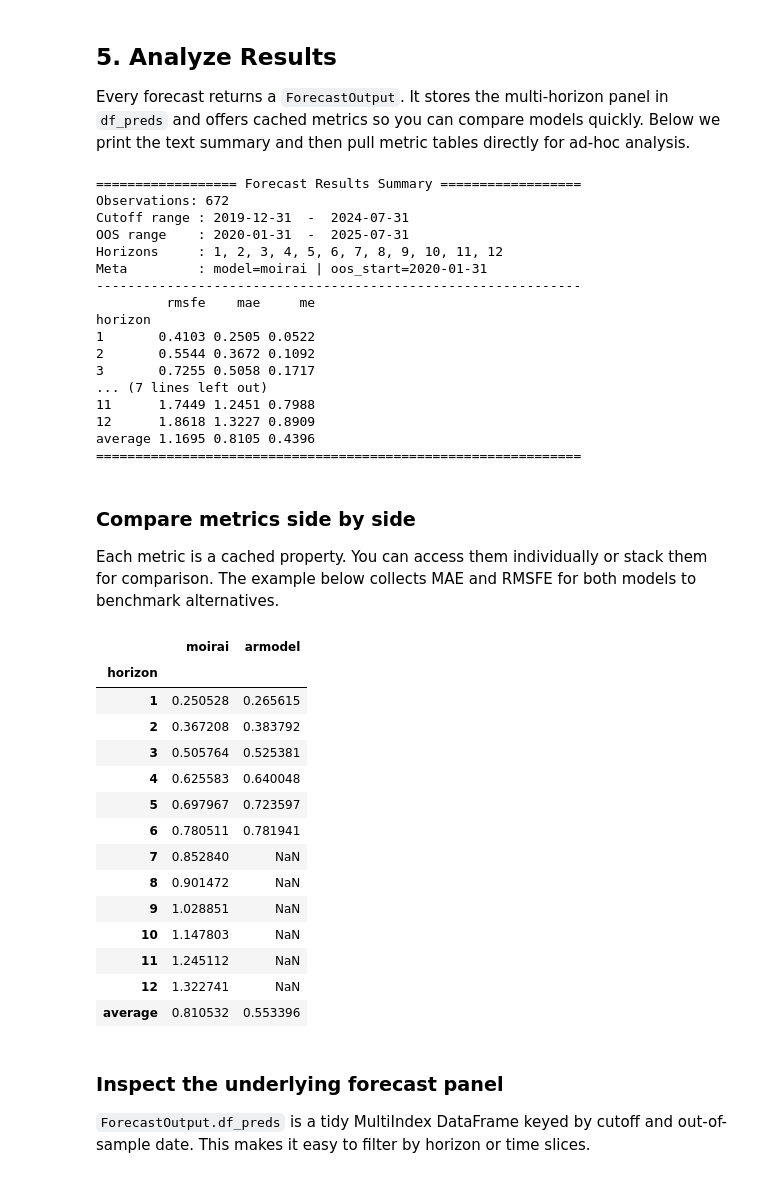
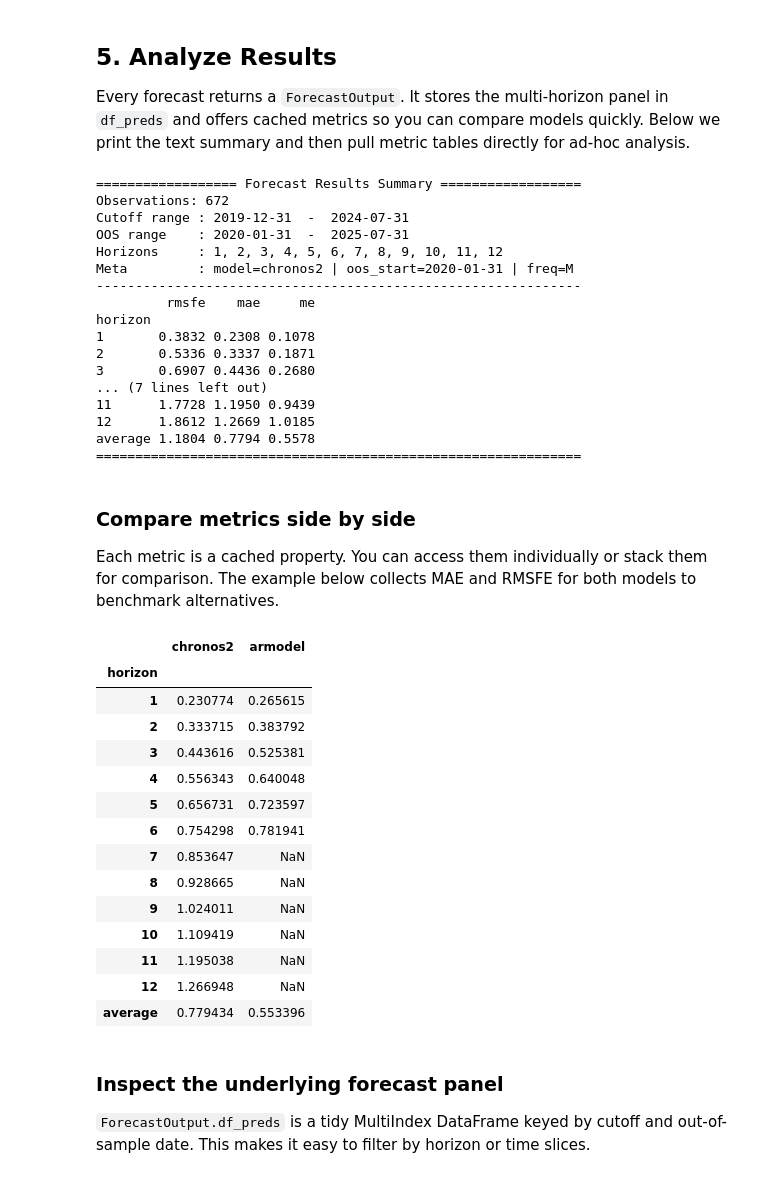
Before and after one commit to IliasAarab/tsfm, a Jupyter notebook: notebooks/tutorial.ipynb, the cells around one changed output. Saved outputs shown, nothing was run; the diff lists cells and outputs as text; code cells hidden in the pictures.

```diff
--- a/notebooks/tutorial.ipynb
+++ b/notebooks/tutorial.ipynb
@@ -195,11 +208,11 @@ The `Model.build()` factory consults the registry populated by each subclass. We
 
 Moirai handles multivariate contexts and longer horizons. We select a target column, pass the remaining columns as covariates, and request a 12-month forecast horizon starting in 2020.
 # %%
-mdl_name = "moirai"  # "armodel" "moirai" "moirai2" "chronos" "chronos2"
+mdl_name = "chronos2"  # "armodel" "moirai" "moirai2" "chronos" "chronos2"
 mdl = Model.build(name=mdl_name)
 
 y = "Negotiated wages excluding"
 X = list(df.columns[1:])
 oos_start = "2020-01-31"
-res = mdl.pred(df=df, y=y, X=X, ctx_len=100, horizon=12, oos_start=oos_start)
+res = mdl.pred(df=df, y=y, X=X, ctx_len=120, horizon=12, oos_start=oos_start)
 res
@@ -241,42 +275,42 @@ Observations: 672
 Cutoff range : 2019-12-31  -  2024-07-31
 OOS range    : 2020-01-31  -  2025-07-31
 Horizons     : 1, 2, 3, 4, 5, 6, 7, 8, 9, 10, 11, 12
-Meta         : model=moirai | oos_start=2020-01-31
+Meta         : model=chronos2 | oos_start=2020-01-31 | freq=M
 --------------------------------------------------------------
          rmsfe    mae     me
 horizon
-1       0.4103 0.2505 0.0522
-2       0.5544 0.3672 0.1092
-3       0.7255 0.5058 0.1717
+1       0.3832 0.2308 0.1078
+2       0.5336 0.3337 0.1871
+3       0.6907 0.4436 0.2680
 ... (7 lines left out)
-11      1.7449 1.2451 0.7988
-12      1.8618 1.3227 0.8909
-average 1.1695 0.8105 0.4396
+11      1.7728 1.1950 0.9439
+12      1.8612 1.2669 1.0185
+average 1.1804 0.7794 0.5578
 ==============================================================
 # %% [markdown]
 ### Compare metrics side by side
 
 Each metric is a cached property. You can access them individually or stack them for comparison. The example below collects MAE and RMSFE for both models to benchmark alternatives.
 # %%
-metrics = pd.concat({"moirai": res.mae["mae"], "armodel": arm_res.mae["mae"]}, axis=1)
+metrics = pd.concat({"chronos2": res.mae["mae"], "armodel": arm_res.mae["mae"]}, axis=1)
 metrics.index.name = "horizon"
 metrics
 # %% [output]
-|  | moirai | armodel |
+|  | chronos2 | armodel |
 | horizon |  |  |
-| 1 | 0.250528 | 0.265615 |
-| 2 | 0.367208 | 0.383792 |
-| 3 | 0.505764 | 0.525381 |
-| 4 | 0.625583 | 0.640048 |
-| 5 | 0.697967 | 0.723597 |
-| 6 | 0.780511 | 0.781941 |
-| 7 | 0.852840 | NaN |
-| 8 | 0.901472 | NaN |
-| 9 | 1.028851 | NaN |
-| 10 | 1.147803 | NaN |
-| 11 | 1.245112 | NaN |
-| 12 | 1.322741 | NaN |
-| average | 0.810532 | 0.553396 |
+| 1 | 0.230774 | 0.265615 |
+| 2 | 0.333715 | 0.383792 |
+| 3 | 0.443616 | 0.525381 |
+| 4 | 0.556343 | 0.640048 |
+| 5 | 0.656731 | 0.723597 |
+| 6 | 0.754298 | 0.781941 |
+| 7 | 0.853647 | NaN |
+| 8 | 0.928665 | NaN |
+| 9 | 1.024011 | NaN |
+| 10 | 1.109419 | NaN |
+| 11 | 1.195038 | NaN |
+| 12 | 1.266948 | NaN |
+| average | 0.779434 | 0.553396 |
 # %% [markdown]
 ### Inspect the underlying forecast panel
 
```
Also changed, not shown: parts of 9 cells of this notebook.
